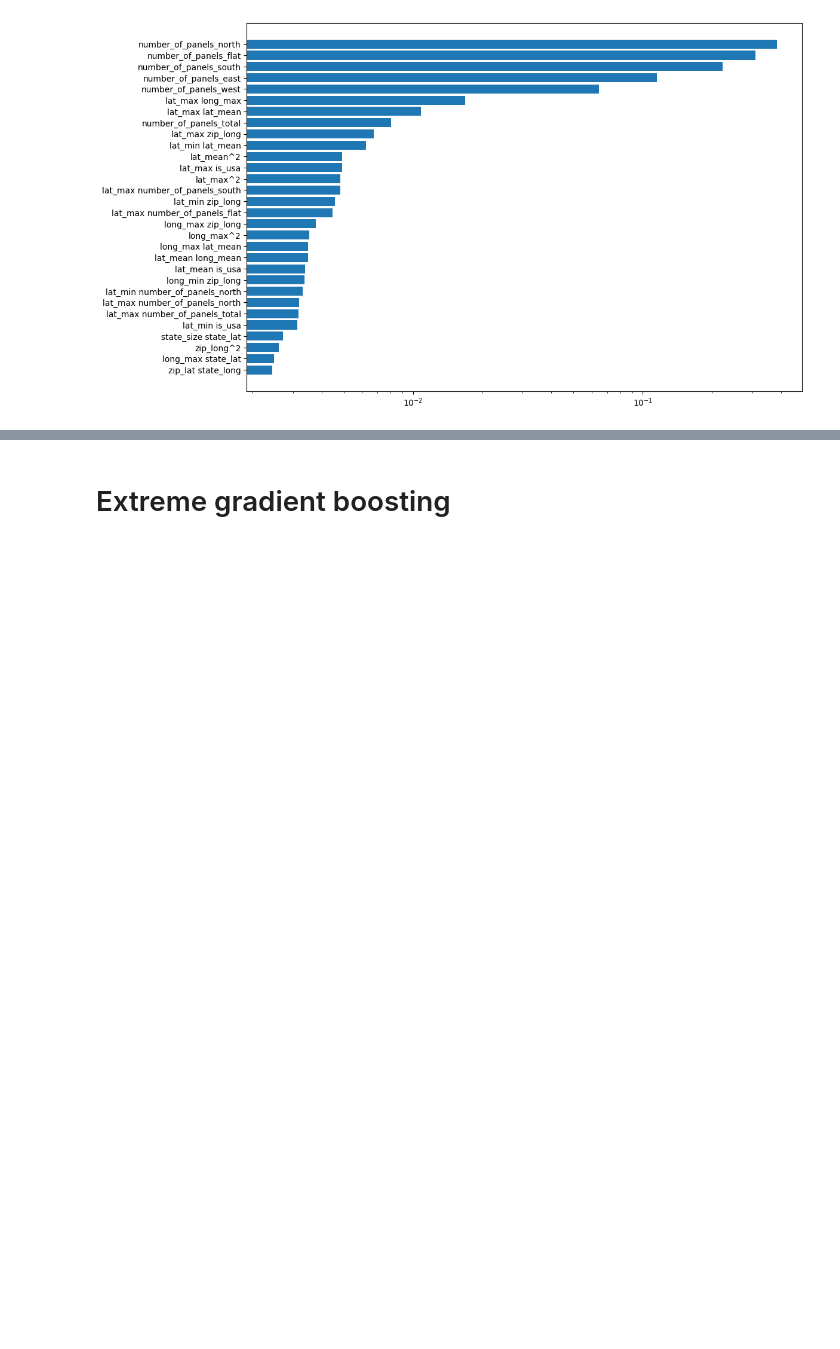
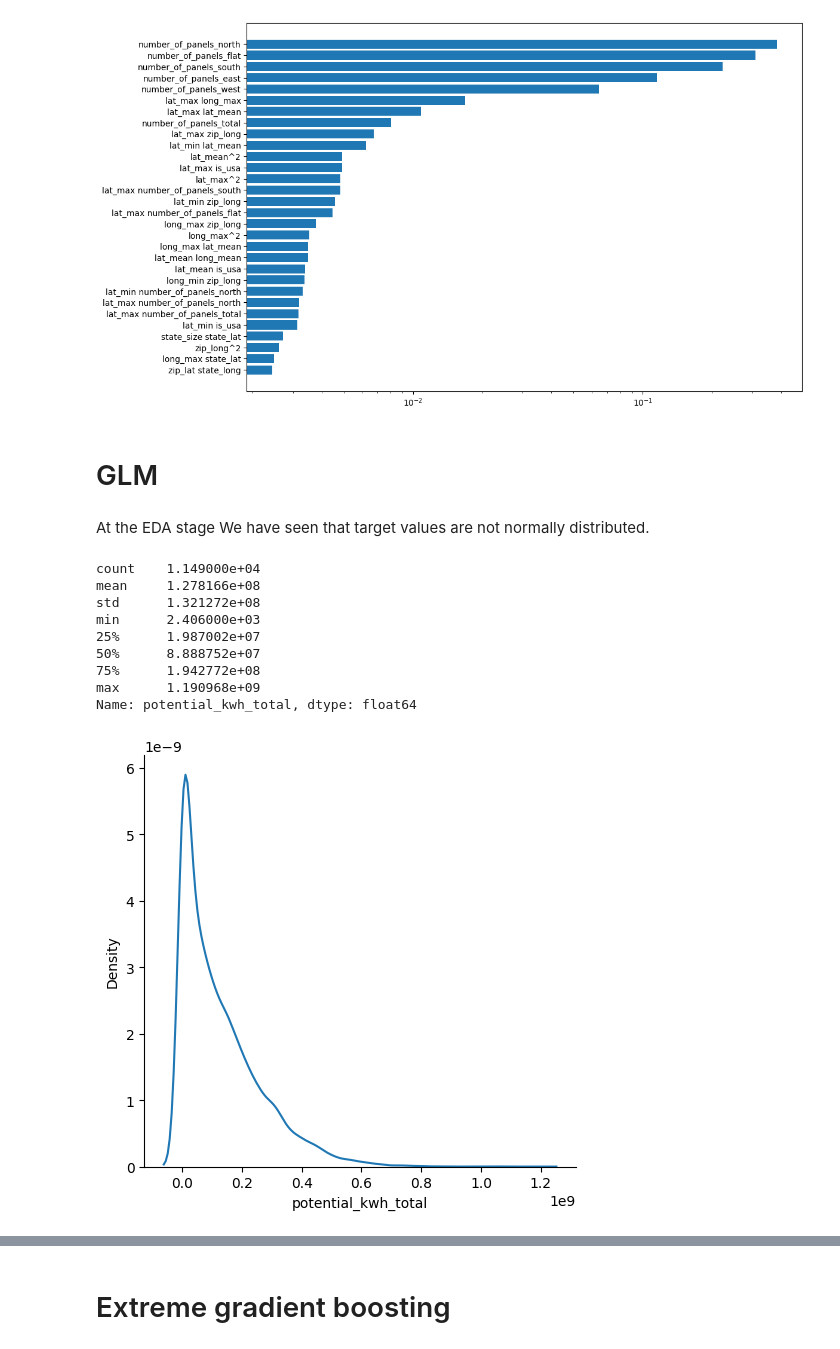
Before and after one commit to igor-cheb/mle_prep, a Jupyter notebook: geo_data_case_1/model_experiments.ipynb, the cells around one changed output, grey strips where cells are left out. Drawn from its saved outputs; the diff is of its cells as text; code cells hidden in the pictures; blank space fills up the shorter version.

```diff
--- a/geo_data_case_1/model_experiments.ipynb
+++ b/geo_data_case_1/model_experiments.ipynb
@@ -323,3 +344,21 @@ plt.barh(feat_imp_df.index, feat_imp_df[1])
 plt.xscale('log')
 # %% [output]
 [figure]
+# %% [markdown]
+# GLM
+# %% [markdown]
+At the EDA stage We have seen that target values are not normally distributed.
+# %%
+sns.displot(prescaled_df[label], kind='kde')
+print(prescaled_df[label].describe())
+# %% [output]
+count    1.149000e+04
+mean     1.278166e+08
+std      1.321272e+08
+min      2.406000e+03
+25%      1.987002e+07
+50%      8.888752e+07
+75%      1.942772e+08
+max      1.190968e+09
+Name: potential_kwh_total, dtype: float64
+[figure, added]
```
Also changed, not shown: parts of 15 cells of this notebook, 1 other file.
